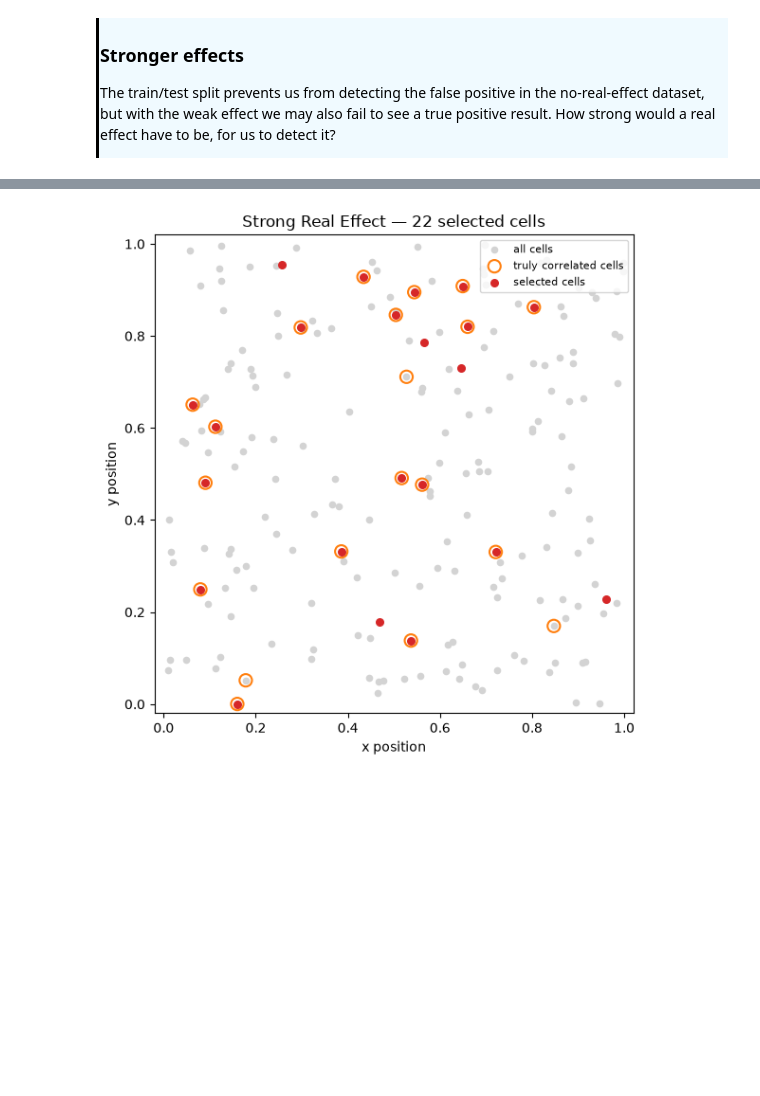
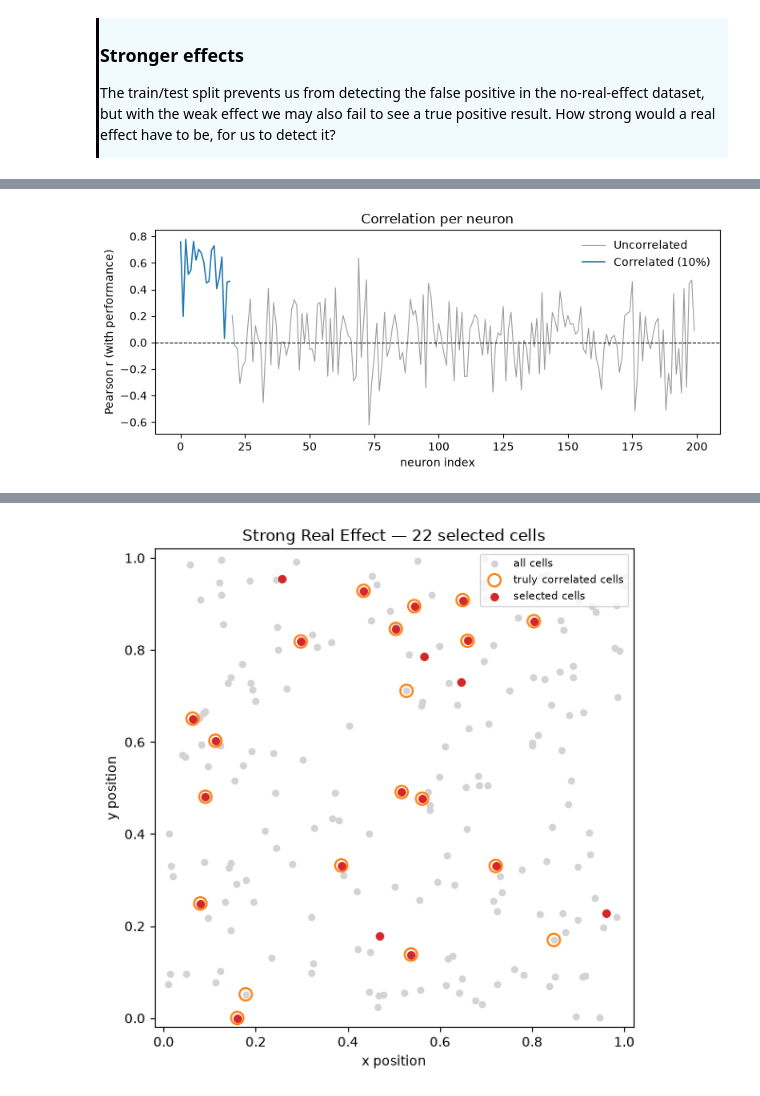
Before and after one commit to AllenSWDB/SWDB_2026_Good_Analysis, a Jupyter notebook: code/Workshop-1_SimulatedAnalysis/solutions/3_simulating-ground-truth.ipynb, the cells around one changed output, grey strips where cells are left out. Saved outputs shown, nothing was run; the diff lists cells and outputs as text; code cells hidden in the pictures; blank space fills up the shorter version.

```diff
--- a/code/Workshop-1_SimulatedAnalysis/solutions/3_simulating-ground-truth.ipynb
+++ b/code/Workshop-1_SimulatedAnalysis/solutions/3_simulating-ground-truth.ipynb
@@ -236,3 +266,18 @@ Number of 'selected' cells: 22
+# %%
+fig, ax = plt.subplots(figsize=(8, 3.5))
+
+ax.plot(UncorrelatedCells, r2[UncorrelatedCells], color='0.6',      lw=0.8, label='Uncorrelated')
+ax.plot(CorrelatedCells,   r2[CorrelatedCells],   color='tab:blue', lw=1.2, label='Correlated (10%)')
+
+ax.axhline(0, color='k', lw=0.8, ls='--')
+ax.set_xlabel("neuron index")
+ax.set_ylabel("Pearson r (with performance)")
+ax.set_title("Correlation per neuron")
+ax.legend(frameon=False)
+plt.tight_layout()
+plt.show()
+# %% [output]
+[figure, added]
 # %%
 # Train/test split on the stronger-effect data
 #: split_real_strong =
```
Also changed, not shown: parts of 12 cells of this notebook, 8 other files.
